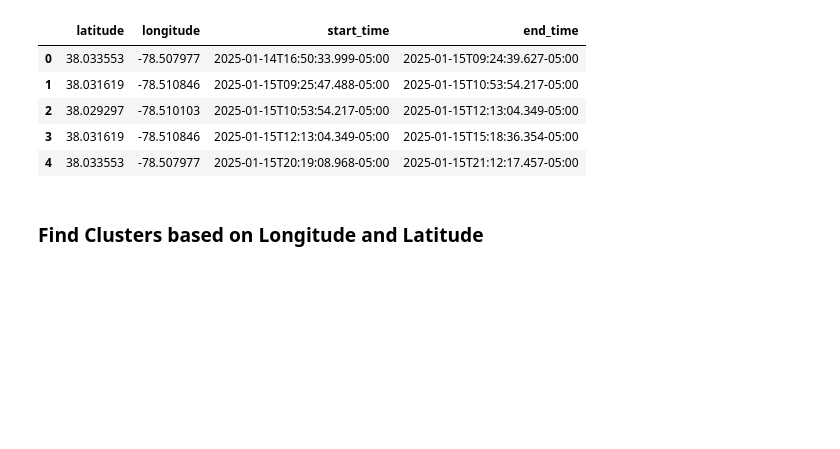
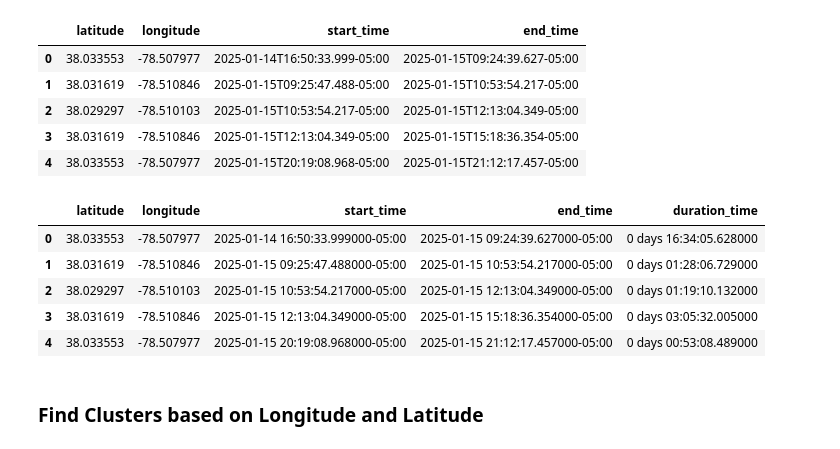
Before and after one commit to elaine-zhang12/google-timeline-data, a Jupyter notebook: cheryl_timeline.ipynb, the cells around one changed output. Cells and saved outputs as stored; diff of their text form; code cells hidden in the pictures; blank space fills up the shorter version.

Commit message:
updated code for duration time

```diff
--- a/cheryl_timeline.ipynb
+++ b/cheryl_timeline.ipynb
@@ -58,6 +58,18 @@ df.head()
 | 2 | 38.029297 | -78.510103 | 2025-01-15T10:53:54.217-05:00 | 2025-01-15T12:13:04.349-05:00 |
 | 3 | 38.031619 | -78.510846 | 2025-01-15T12:13:04.349-05:00 | 2025-01-15T15:18:36.354-05:00 |
 | 4 | 38.033553 | -78.507977 | 2025-01-15T20:19:08.968-05:00 | 2025-01-15T21:12:17.457-05:00 |
+# %%
+df['start_time'] = pd.to_datetime(df['start_time'])
+df['end_time'] = pd.to_datetime(df['end_time'])
+df['duration_time'] = df['end_time'] - df['start_time']
+df.head()
+# %% [output]
+|  | latitude | longitude | start_time | end_time | duration_time |
+| 0 | 38.033553 | -78.507977 | 2025-01-14 16:50:33.999000-05:00 | 2025-01-15 09:24:39.627000-05:00 | 0 days 16:34:05.628000 |
+| 1 | 38.031619 | -78.510846 | 2025-01-15 09:25:47.488000-05:00 | 2025-01-15 10:53:54.217000-05:00 | 0 days 01:28:06.729000 |
+| 2 | 38.029297 | -78.510103 | 2025-01-15 10:53:54.217000-05:00 | 2025-01-15 12:13:04.349000-05:00 | 0 days 01:19:10.132000 |
+| 3 | 38.031619 | -78.510846 | 2025-01-15 12:13:04.349000-05:00 | 2025-01-15 15:18:36.354000-05:00 | 0 days 03:05:32.005000 |
+| 4 | 38.033553 | -78.507977 | 2025-01-15 20:19:08.968000-05:00 | 2025-01-15 21:12:17.457000-05:00 | 0 days 00:53:08.489000 |
 # %% [markdown]
 ### Find Clusters based on Longitude and Latitude
 # %%
```
Also changed, not shown: parts of 2 cells of this notebook, 3 other files.
